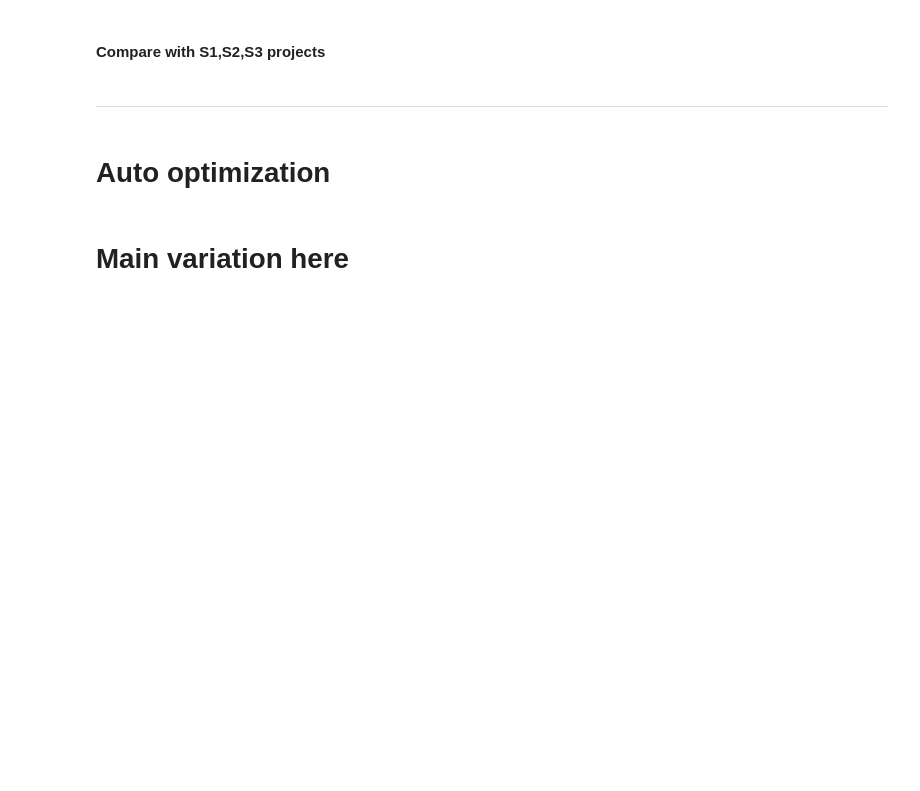
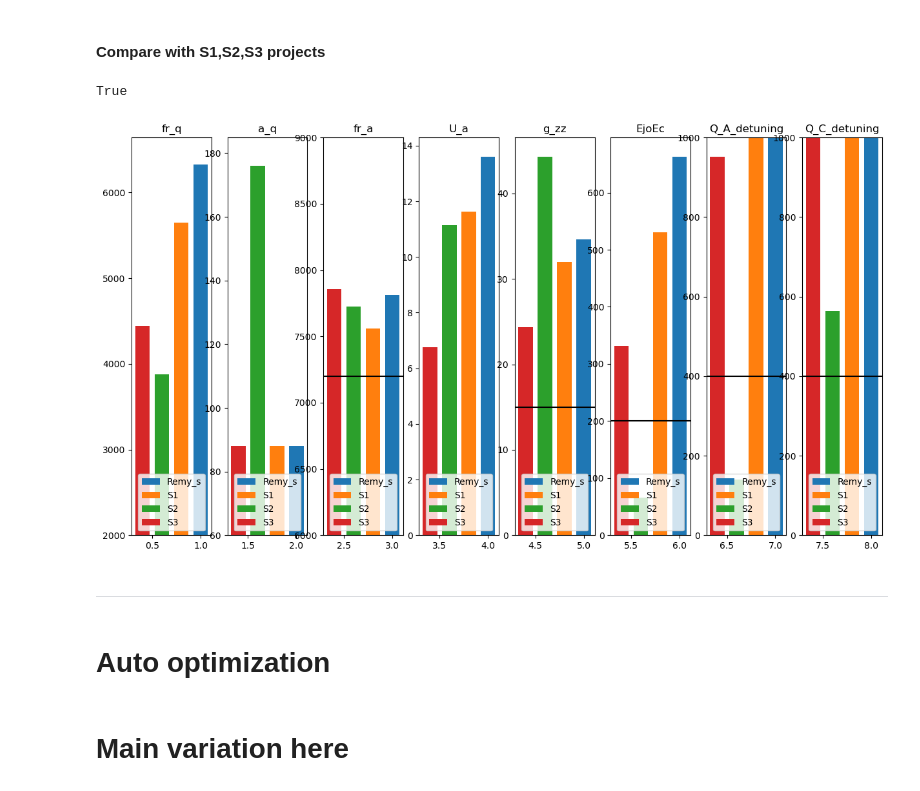
Before and after one commit to qc-coder/transmon_molecule_optimisation, a Jupyter notebook: Calculation_V-shape_transmon_spectra_3.ipynb, the cells around one changed output. Drawn from its saved outputs; the diff is of its cells as text; code cells hidden in the pictures; blank space fills up the shorter version.

```diff
--- a/Calculation_V-shape_transmon_spectra_3.ipynb
+++ b/Calculation_V-shape_transmon_spectra_3.ipynb
@@ -661,11 +661,14 @@ Other parameters:
 #### Compare with S1,S2,S3 projects
 # %%
 # ####__MANUALLY_PLAY_WITH_PARAMETERS__###
-# new_s1 = V_Transmon(1.0*C_s, 1.0*C_t, 0.8*E_j_mhz, 1.0*L_a)
-# new_s2 = V_Transmon(0.5*C_s, 0.5*C_t, 0.2*E_j_mhz, 1.6*L_a)
-# new_s3 = V_Transmon(1.0*C_s, 1.0*C_t, 0.5*E_j_mhz, 0.8*L_a)
+new_s1 = V_Transmon(1.0*C_s, 1.0*C_t, 0.8*E_j_mhz, 1.0*L_a)
+new_s2 = V_Transmon(0.5*C_s, 0.5*C_t, 0.2*E_j_mhz, 1.6*L_a)
+new_s3 = V_Transmon(1.0*C_s, 1.0*C_t, 0.5*E_j_mhz, 0.8*L_a)
 
-# compare_samples(Remy_s=remy_s, S1=new_s1, S2=new_s2, S3=new_s3)
+compare_samples(Remy_s=remy_s, S1=new_s1, S2=new_s2, S3=new_s3)
+# %% [output]
+True
+[figure, added]
 # %% [markdown]
 ______________
 # %% [markdown]
```
Also changed, not shown: parts of 22 cells of this notebook.
